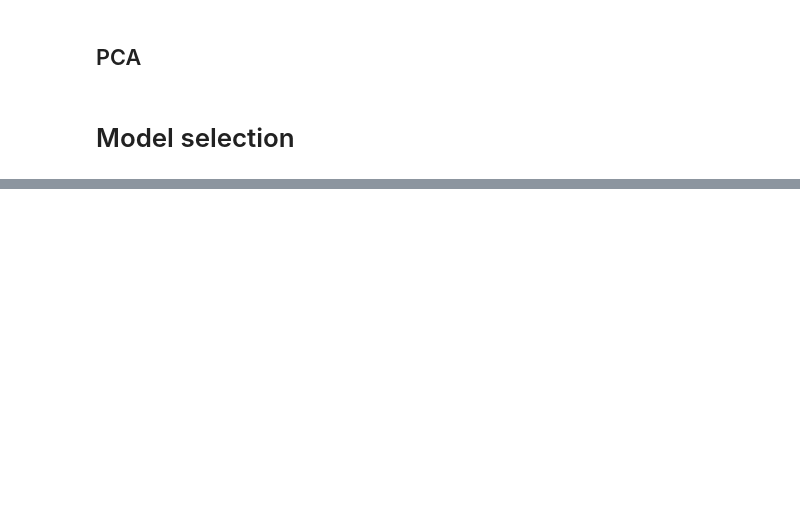
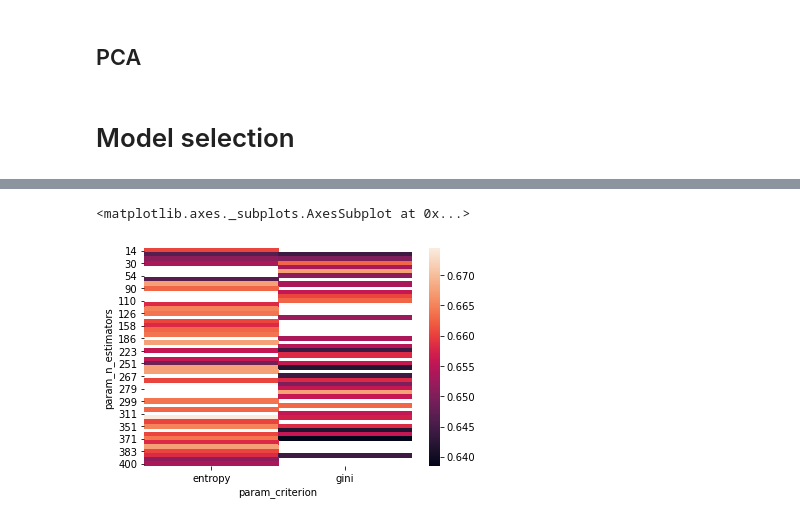
Before and after one commit to Jimmeeee/IML-project, a Jupyter notebook: project_2.ipynb, the cells around one changed output, grey strips where cells are left out. Drawn from its saved outputs; the diff is of its cells as text; code cells hidden in the pictures; blank space fills up the shorter version.

Commit message:
parameter optimization

```diff
--- a/project_2.ipynb
+++ b/project_2.ipynb
@@ -179,0 +176,14 @@ X_train, X_test, y_train, y_test = train_test_split(X, y, train_size = 0.75, tes
+# %%
+from sklearn.model_selection import RandomizedSearchCV
+
+random_search = {'criterion': ['entropy', 'gini'],
+               'max_depth': list(np.linspace(10, 400, 100, dtype = int)) + [None],
+               'max_features': ['auto', 'sqrt','log2', None],
+               'min_samples_leaf': [2, 4, 6, 8, 12, 14],
+               'min_samples_split': [2, 5, 7, 10, 14, 17],
+               'n_estimators': list(np.linspace(2, 400, 100, dtype = int))}
+
+clf = RandomForestClassifier()
+model = RandomizedSearchCV(estimator = clf, param_distributions = random_search, n_iter = 80,
+                               cv = 4, verbose= 5, random_state= 101, n_jobs = -1)
+model.fit(hand(X), y)
@@ -179,0 +215,11 @@ X_train, X_test, y_train, y_test = train_test_split(X, y, train_size = 0.75, tes
+# %%
+# accuracy heatmap
+
+table = pd.pivot_table(pd.DataFrame(model.cv_results_),
+    values='mean_test_score', index='param_n_estimators',
+                       columns='param_criterion')
+
+sns.heatmap(table)
+# %% [output]
+<matplotlib.axes._subplots.AxesSubplot at 0x...>
+[figure, added]
```
Also changed, not shown: parts of 9 cells of this notebook, 1 other file.
